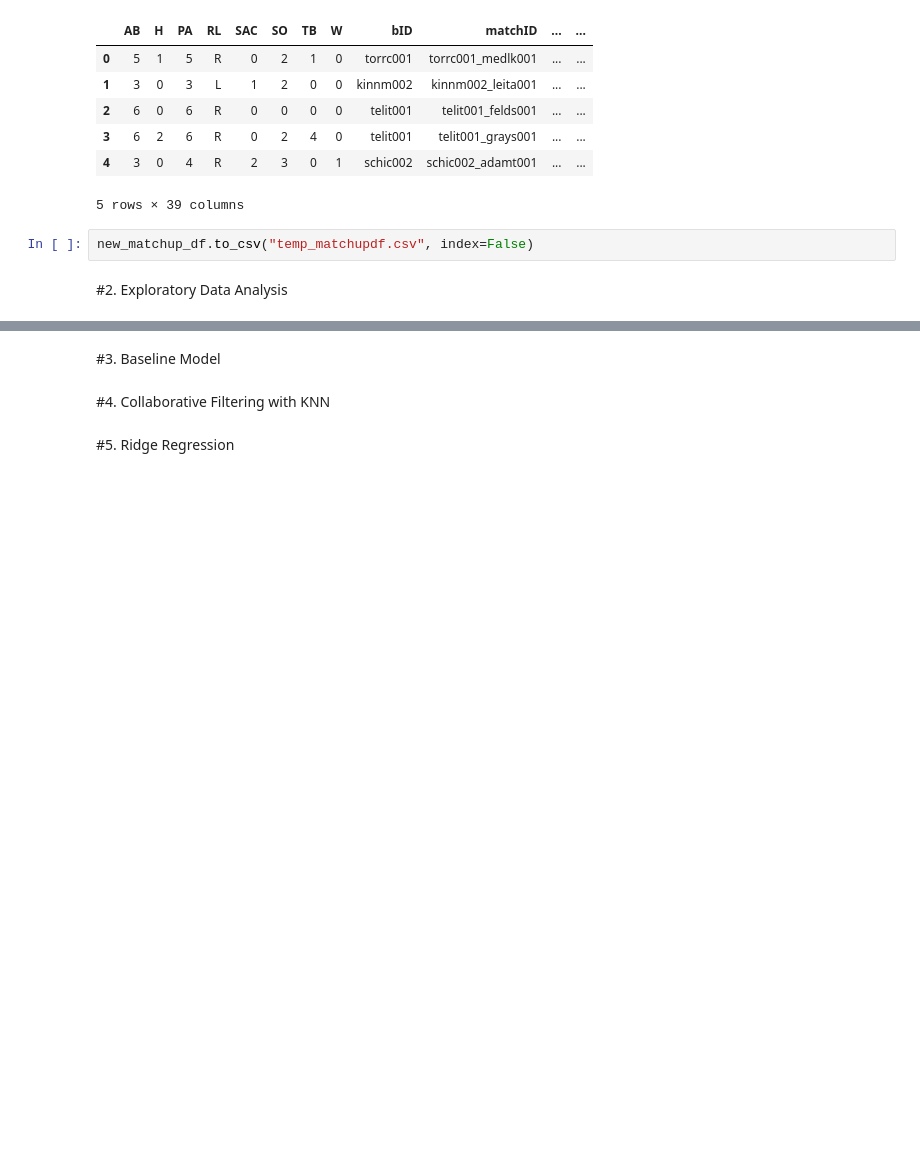
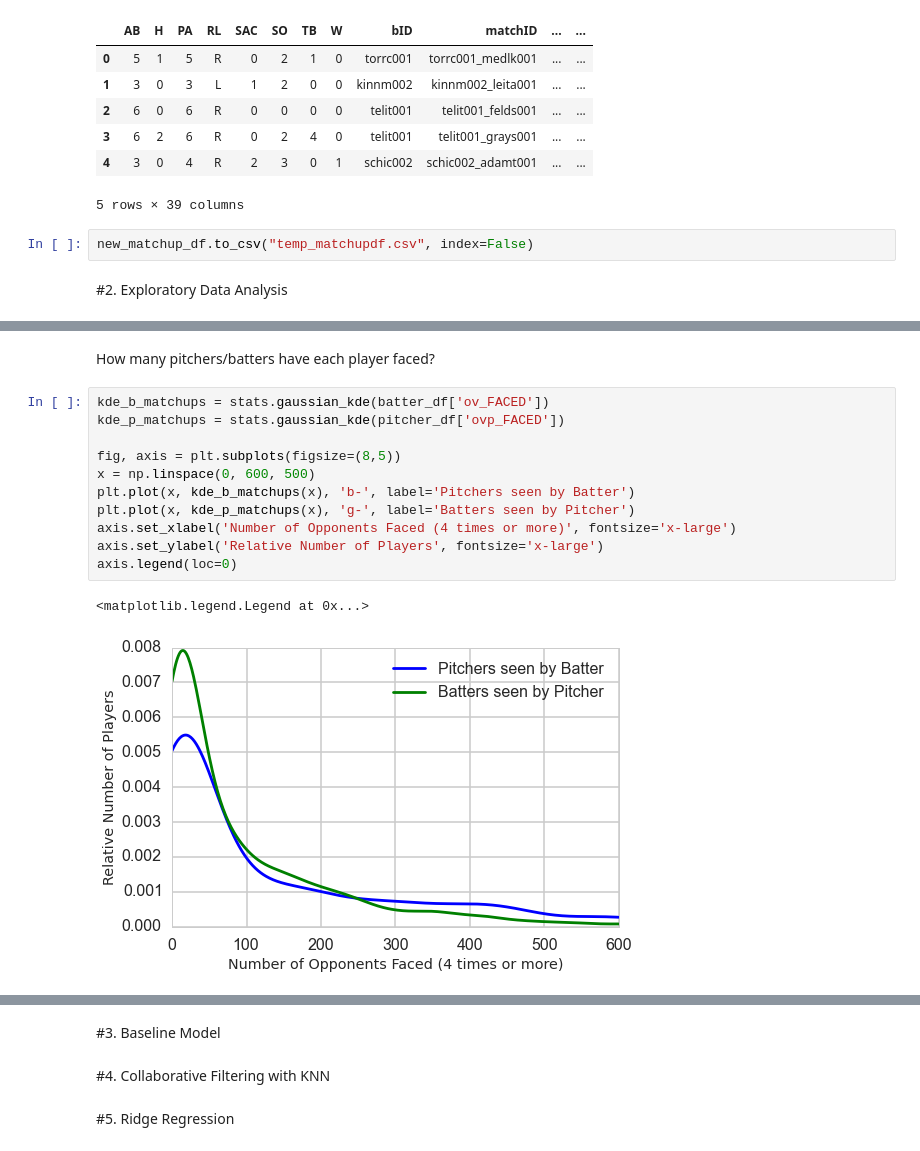
Before and after one commit to bacook17/CS109_baseball, a Jupyter notebook: Master_Notebook.ipynb, the cells around one changed output, grey strips where cells are left out. Drawn from its saved outputs; the diff is of its cells as text; blank space fills up the shorter version.

```diff
--- a/Master_Notebook.ipynb
+++ b/Master_Notebook.ipynb
@@ -377,0 +424,16 @@ new_matchup_df.to_csv("temp_matchupdf.csv", index=False)
+# %% [markdown]
+How many pitchers/batters have each player faced?
+# %%
+kde_b_matchups = stats.gaussian_kde(batter_df['ov_FACED'])
+kde_p_matchups = stats.gaussian_kde(pitcher_df['ovp_FACED'])
+
+fig, axis = plt.subplots(figsize=(8,5))
+x = np.linspace(0, 600, 500)
+plt.plot(x, kde_b_matchups(x), 'b-', label='Pitchers seen by Batter')
+plt.plot(x, kde_p_matchups(x), 'g-', label='Batters seen by Pitcher')
+axis.set_xlabel('Number of Opponents Faced (4 times or more)', fontsize='x-large')
+axis.set_ylabel('Relative Number of Players', fontsize='x-large')
+axis.legend(loc=0)
+# %% [output]
+<matplotlib.legend.Legend at 0x...>
+[figure, added]
```
Also changed, not shown: parts of 9 cells of this notebook.
